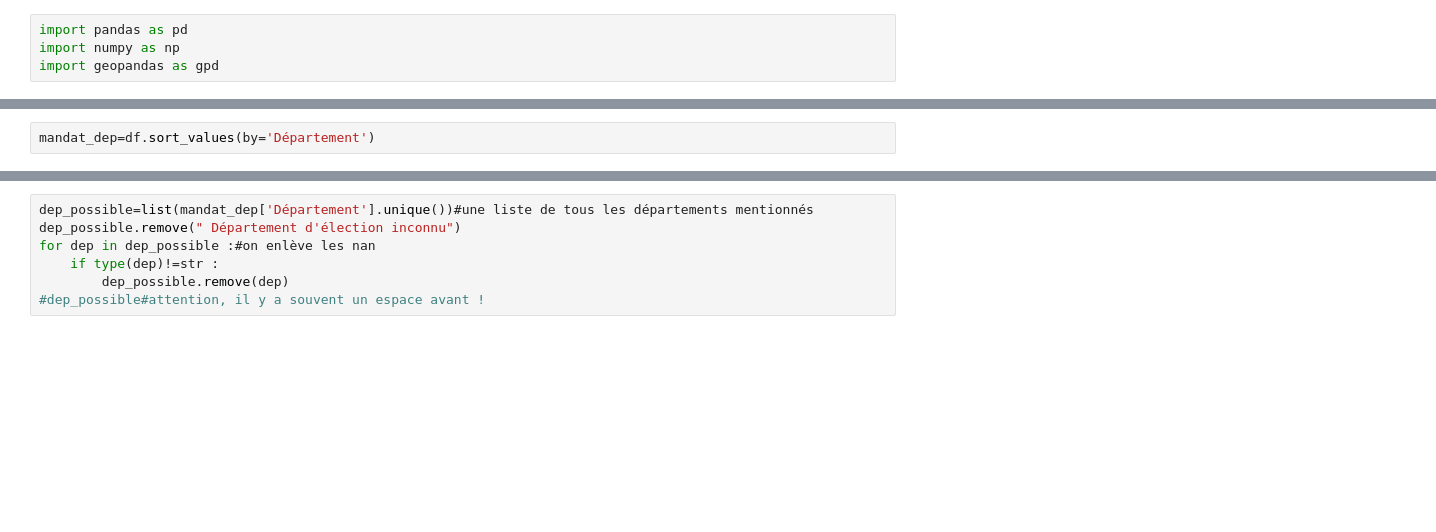
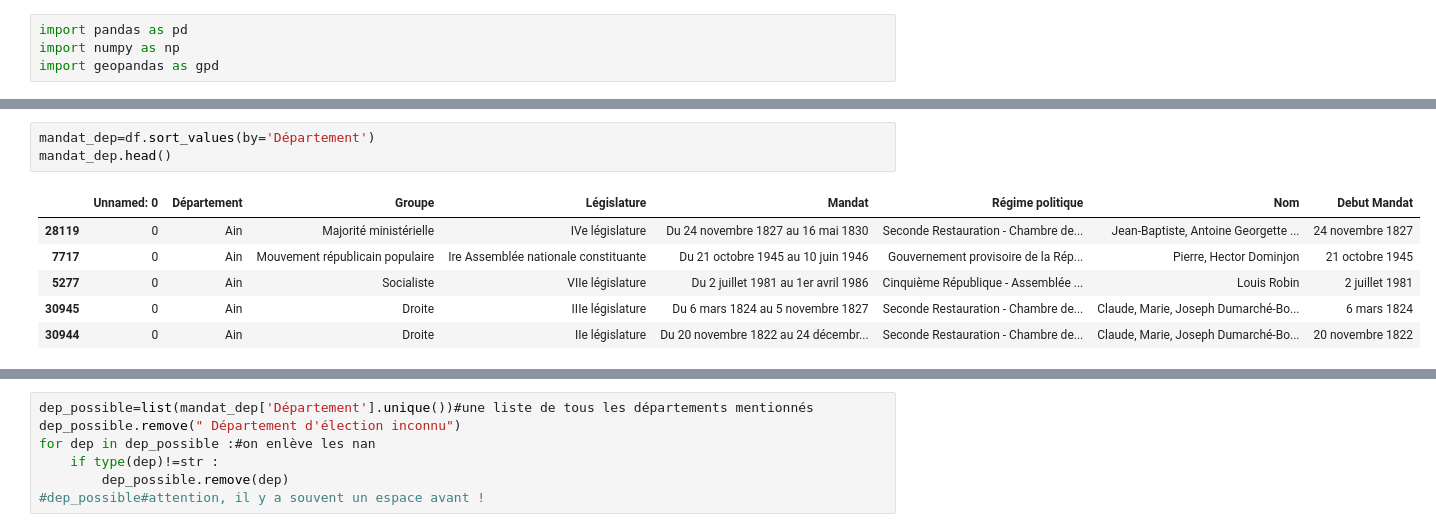
Before and after one commit to dusylvain/Projet-Python-deputes, a Jupyter notebook: statistiques_descriptives_depute (1).ipynb, the cells around one changed output, grey strips where cells are left out. Saved outputs shown, nothing was run; the diff lists cells and outputs as text; blank space fills up the shorter version.

```diff
--- a/statistiques_descriptives_depute (1).ipynb
+++ b/statistiques_descriptives_depute (1).ipynb
@@ -8,2 +30,10 @@ df_depu=pd.read_csv("C:/Users/sylva/Desktop/git/Projet-Python-deputes/listeDeput
 # %%
 mandat_dep=df.sort_values(by='Département')
+mandat_dep.head()
+# %% [output]
+|  | Unnamed: 0 | Département | Groupe | Législature | Mandat | Régime politique | Nom | Debut Mandat |
+| 28119 | 0 | Ain | Majorité ministérielle | IVe législature | Du 24 novembre 1827 au 16 mai 1830 | Seconde Restauration - Chambre de... | Jean-Baptiste, Antoine Georgette ... | 24 novembre 1827 |
+| 7717 | 0 | Ain | Mouvement républicain populaire | Ire Assemblée nationale constituante | Du 21 octobre 1945 au 10 juin 1946 | Gouvernement provisoire de la Rép... | Pierre, Hector Dominjon | 21 octobre 1945 |
+| 5277 | 0 | Ain | Socialiste | VIIe législature | Du 2 juillet 1981 au 1er avril 1986 | Cinquième République - Assemblée ... | Louis Robin | 2 juillet 1981 |
+| 30945 | 0 | Ain | Droite | IIIe législature | Du 6 mars 1824 au 5 novembre 1827 | Seconde Restauration - Chambre de... | Claude, Marie, Joseph Dumarché-Bo... | 6 mars 1824 |
+| 30944 | 0 | Ain | Droite | IIe législature | Du 20 novembre 1822 au 24 décembr... | Seconde Restauration - Chambre de... | Claude, Marie, Joseph Dumarché-Bo... | 20 novembre 1822 |
```
Also changed, not shown: parts of 12 cells of this notebook.
